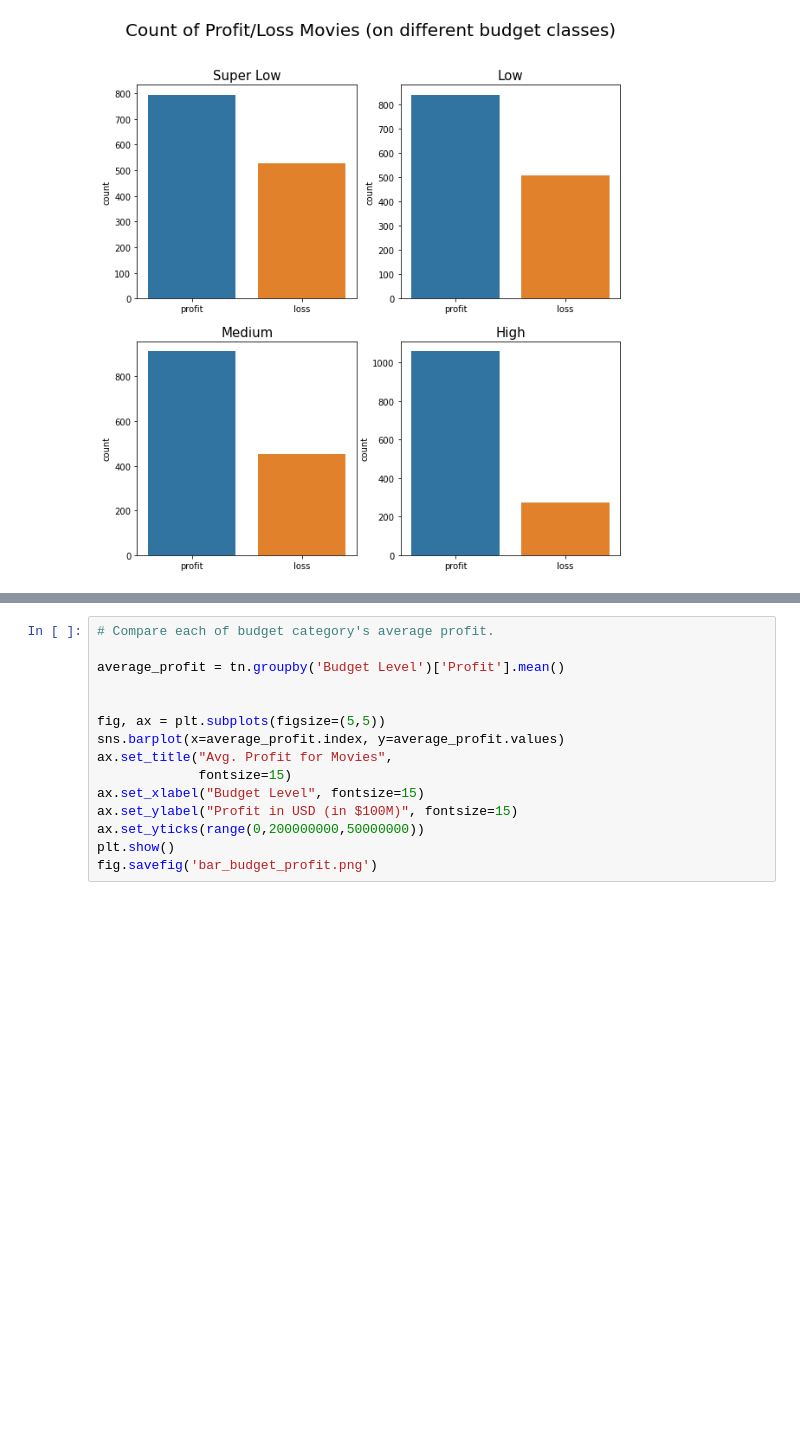
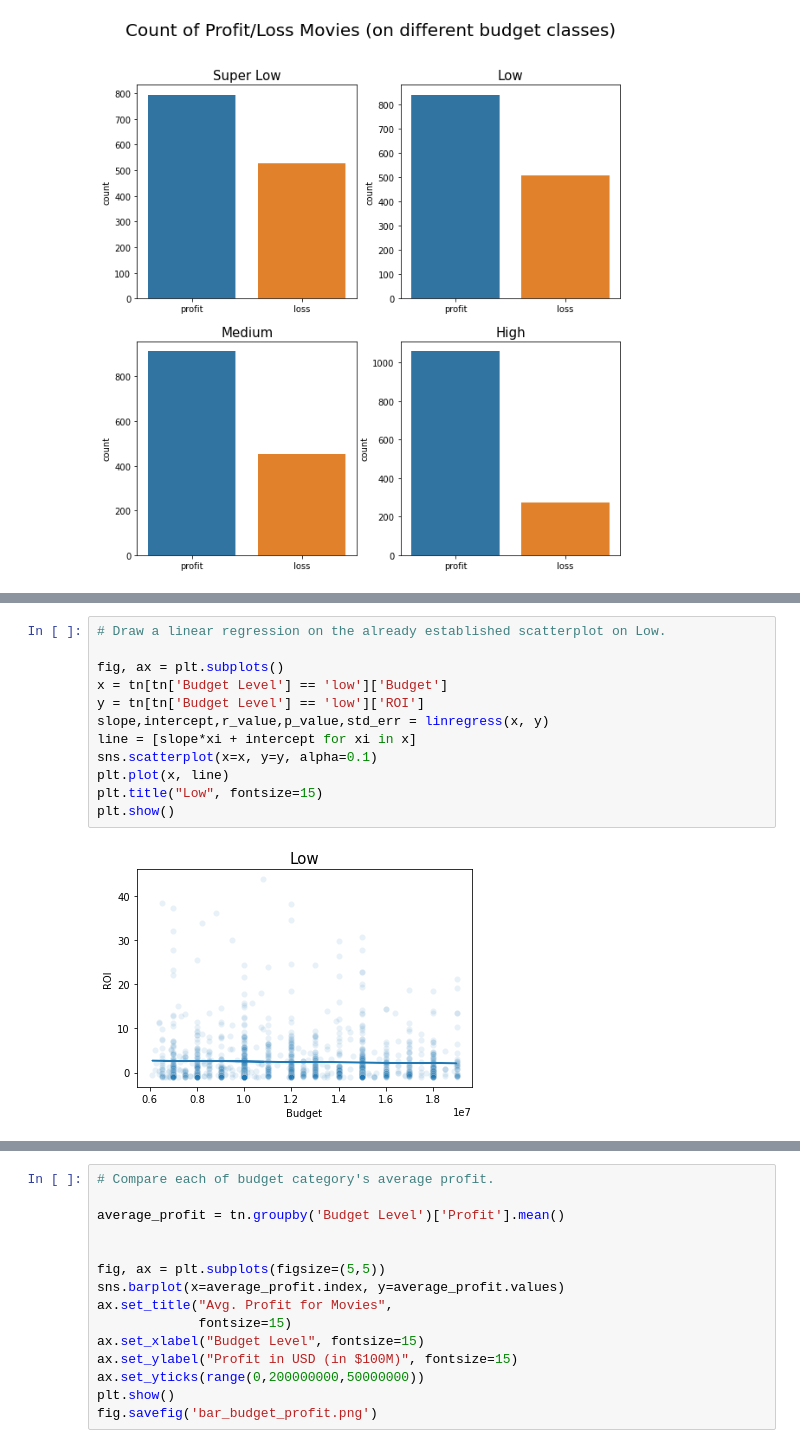
Before and after one commit to jaeheonk817/Microsoft-Movie-Recommendations, a Jupyter notebook: student1.ipynb, the cells around one changed output, grey strips where cells are left out. Drawn from its saved outputs; the diff is of its cells as text; blank space fills up the shorter version.

```diff
--- a/student1.ipynb
+++ b/student1.ipynb
@@ -389,0 +415,14 @@ High-Budget and ROI's correlation:       0.143
+# %%
+# Draw a linear regression on the already established scatterplot on Low.
+
+fig, ax = plt.subplots()
+x = tn[tn['Budget Level'] == 'low']['Budget']
+y = tn[tn['Budget Level'] == 'low']['ROI']
+slope,intercept,r_value,p_value,std_err = linregress(x, y)
+line = [slope*xi + intercept for xi in x]
+sns.scatterplot(x=x, y=y, alpha=0.1)
+plt.plot(x, line)
+plt.title("Low", fontsize=15)
+plt.show()
+# %% [output]
+[figure, added]
```
Also changed, not shown: parts of 7 cells of this notebook, 1 other file.
